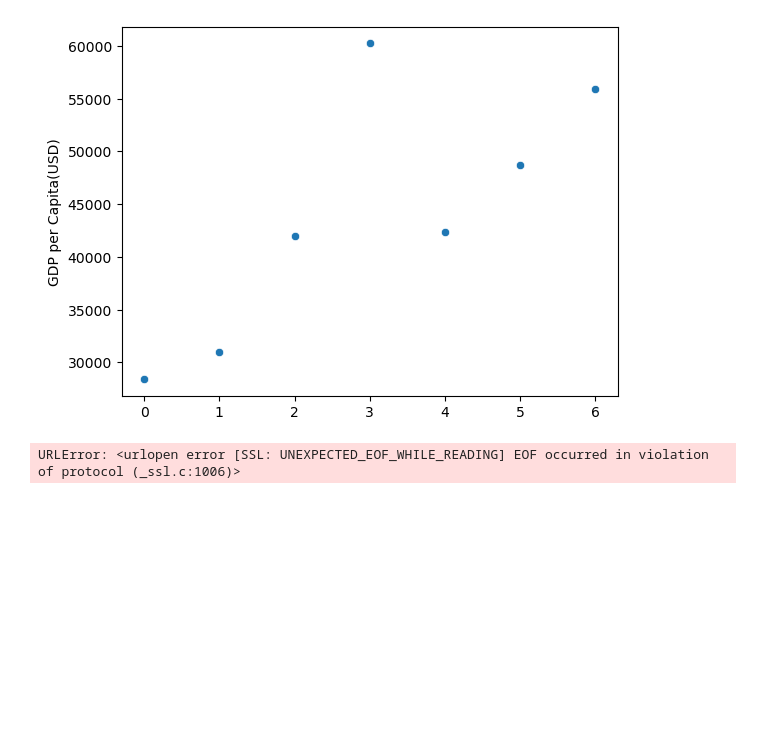
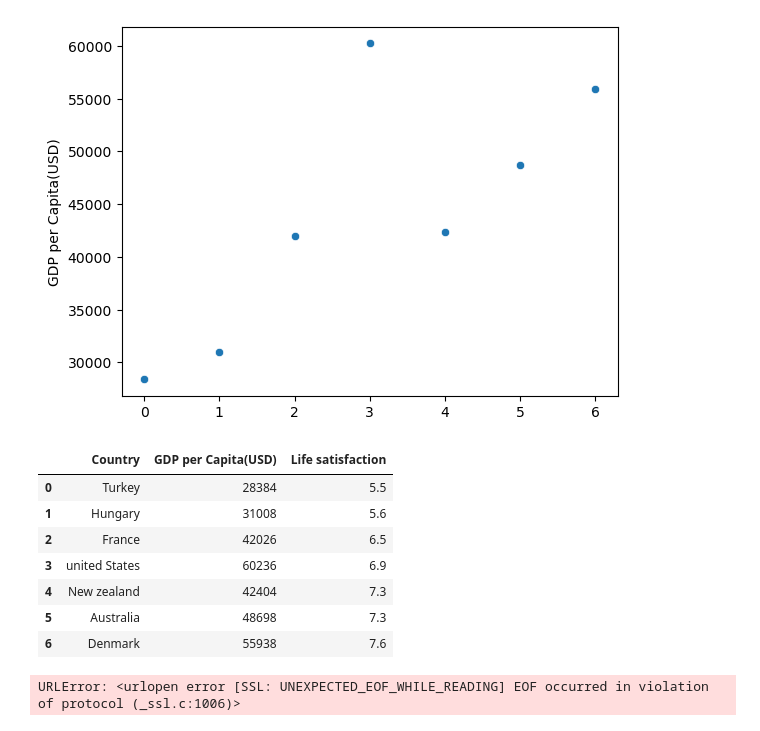
Before and after one commit to Amoako419/ML_, a Jupyter notebook: Pratice.ipynb, the cells around one changed output. Drawn from its saved outputs; the diff is of its cells as text; code cells hidden in the pictures; blank space fills up the shorter version.

```diff
--- a/Pratice.ipynb
+++ b/Pratice.ipynb
@@ -70,15 +70,29 @@ dtype: int64
 # %%
 import pandas as pd
 import seaborn as sns
-happy = pd.DataFrame({"Country":["Turkey","Hungary","France","united States","New zealand","Australia","Denmark"],
+happy = pd.DataFrame({
+                     "Country":["Turkey","Hungary","France","united States","New zealand","Australia","Denmark"],
                      "GDP per Capita(USD)":[28384,31008,42026,60236,42404,48698,55938],
-                     "Life satisfaction":[5.5,5.6,6.5,6.9,7.3,7.3,7.6]}
+                     "Life satisfaction":[5.5,5.6,6.5,6.9,7.3,7.3,7.6]
+                     }
                      )
+
 x = happy["Life satisfaction"]
 sns.scatterplot(happy["GDP per Capita(USD)"])
 # %% [output]
 <Axes: ylabel='GDP per Capita(USD)'>
 [figure]
+# %%
+happy
+# %% [output]
+|  | Country | GDP per Capita(USD) | Life satisfaction |
+| 0 | Turkey | 28384 | 5.5 |
+| 1 | Hungary | 31008 | 5.6 |
+| 2 | France | 42026 | 6.5 |
+| 3 | united States | 60236 | 6.9 |
+| 4 | New zealand | 42404 | 7.3 |
+| 5 | Australia | 48698 | 7.3 |
+| 6 | Denmark | 55938 | 7.6 |
 # %%
 import matplotlib.pyplot as plt
 import numpy as np
```
Also changed, not shown: 1 other file.
